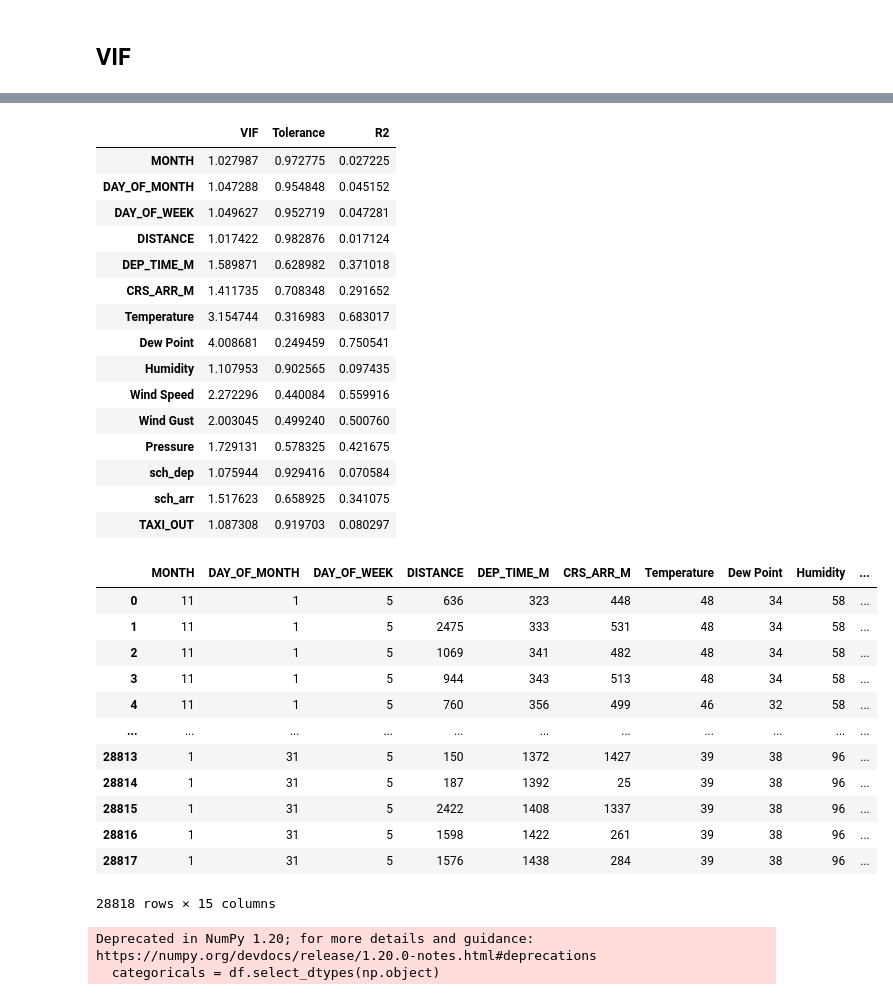
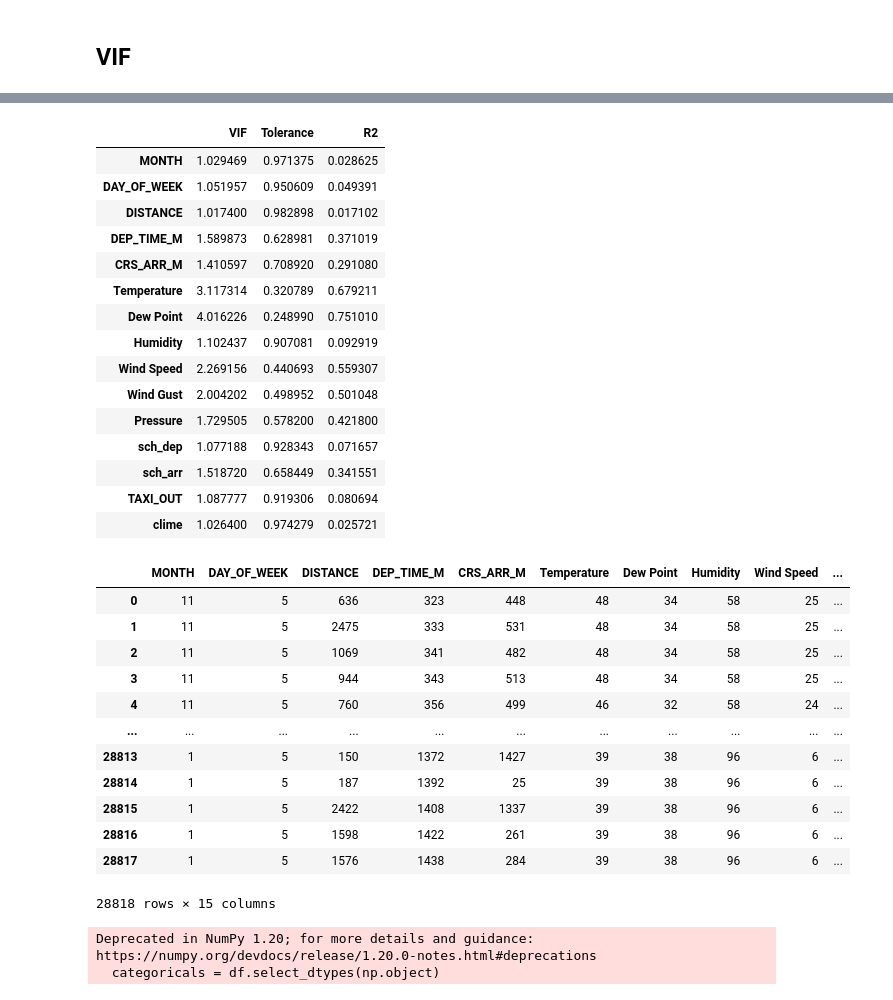
Before and after one commit to Yunue2110/FinalProject, a Jupyter notebook: NOTEBOOK/vuelos_clean2.ipynb, the cells around one changed output, grey strips where cells are left out. Saved outputs shown, nothing was run; the diff lists cells and outputs as text; code cells hidden in the pictures.

```diff
--- a/NOTEBOOK/vuelos_clean2.ipynb
+++ b/NOTEBOOK/vuelos_clean2.ipynb
@@ -14,6 +14,6 @@ from sklearn.preprocessing import LabelEncoder
 from sklearn.metrics import accuracy_score, classification_report
 from sklearn.ensemble import RandomForestClassifier
 # %%
-df = pd.read_csv('vuelos_clean1.csv')
+df = pd.read_csv('vuelos_clean1p.csv')
 df.head()
 # %% [output]
@@ -117,46 +137,46 @@ calculate_vif(df,features)  # observamos que CRS_ELAPSED_TIME y DISTANCE  son la
 # %%
 #ahora llamare de nuevo mis features pero sin CRS_ELAPSED_TIME ya que tiene una alta coliniaridad.
-features_2= ['MONTH', 'DAY_OF_MONTH', 'DAY_OF_WEEK', 'DISTANCE'
+features_2= ['MONTH', 'DAY_OF_WEEK', 'DISTANCE'
             , 'DEP_TIME_M', 'CRS_ARR_M', 'Temperature', 'Dew Point',
        'Humidity', 'Wind Speed', 'Wind Gust', 'Pressure', 'sch_dep', 'sch_arr',
-       'TAXI_OUT']
+       'TAXI_OUT' , 'clime']
 calculate_vif(df,features_2)
 # %% [output]
 |  | VIF | Tolerance | R2 |
-| MONTH | 1.027987 | 0.972775 | 0.027225 |
-| DAY_OF_MONTH | 1.047288 | 0.954848 | 0.045152 |
-| DAY_OF_WEEK | 1.049627 | 0.952719 | 0.047281 |
-| DISTANCE | 1.017422 | 0.982876 | 0.017124 |
-| DEP_TIME_M | 1.589871 | 0.628982 | 0.371018 |
-| CRS_ARR_M | 1.411735 | 0.708348 | 0.291652 |
-| Temperature | 3.154744 | 0.316983 | 0.683017 |
-| Dew Point | 4.008681 | 0.249459 | 0.750541 |
-| Humidity | 1.107953 | 0.902565 | 0.097435 |
-| Wind Speed | 2.272296 | 0.440084 | 0.559916 |
-| Wind Gust | 2.003045 | 0.499240 | 0.500760 |
-| Pressure | 1.729131 | 0.578325 | 0.421675 |
-| sch_dep | 1.075944 | 0.929416 | 0.070584 |
-| sch_arr | 1.517623 | 0.658925 | 0.341075 |
-| TAXI_OUT | 1.087308 | 0.919703 | 0.080297 |
+| MONTH | 1.029469 | 0.971375 | 0.028625 |
+| DAY_OF_WEEK | 1.051957 | 0.950609 | 0.049391 |
+| DISTANCE | 1.017400 | 0.982898 | 0.017102 |
+| DEP_TIME_M | 1.589873 | 0.628981 | 0.371019 |
+| CRS_ARR_M | 1.410597 | 0.708920 | 0.291080 |
+| Temperature | 3.117314 | 0.320789 | 0.679211 |
+| Dew Point | 4.016226 | 0.248990 | 0.751010 |
+| Humidity | 1.102437 | 0.907081 | 0.092919 |
+| Wind Speed | 2.269156 | 0.440693 | 0.559307 |
+| Wind Gust | 2.004202 | 0.498952 | 0.501048 |
+| Pressure | 1.729505 | 0.578200 | 0.421800 |
+| sch_dep | 1.077188 | 0.928343 | 0.071657 |
+| sch_arr | 1.518720 | 0.658449 | 0.341551 |
+| TAXI_OUT | 1.087777 | 0.919306 | 0.080694 |
+| clime | 1.026400 | 0.974279 | 0.025721 |
 # %%
-df_2 = df[['MONTH', 'DAY_OF_MONTH', 'DAY_OF_WEEK', 'DISTANCE'
+df_2 = df[['MONTH', 'DAY_OF_WEEK', 'DISTANCE'
             , 'DEP_TIME_M', 'CRS_ARR_M', 'Temperature', 'Dew Point',
        'Humidity', 'Wind Speed', 'Wind Gust', 'Pressure', 'sch_dep', 'sch_arr',
-       'TAXI_OUT']]
+       'TAXI_OUT', 'clime']]
 df_2
 # %% [output]
-|  | MONTH | DAY_OF_MONTH | DAY_OF_WEEK | DISTANCE | DEP_TIME_M | CRS_ARR_M | Temperature | Dew Point | Humidity | ... |
-| 0 | 11 | 1 | 5 | 636 | 323 | 448 | 48 | 34 | 58 | ... |
-| 1 | 11 | 1 | 5 | 2475 | 333 | 531 | 48 | 34 | 58 | ... |
-| 2 | 11 | 1 | 5 | 1069 | 341 | 482 | 48 | 34 | 58 | ... |
-| 3 | 11 | 1 | 5 | 944 | 343 | 513 | 48 | 34 | 58 | ... |
-| 4 | 11 | 1 | 5 | 760 | 356 | 499 | 46 | 32 | 58 | ... |
+|  | MONTH | DAY_OF_WEEK | DISTANCE | DEP_TIME_M | CRS_ARR_M | Temperature | Dew Point | Humidity | Wind Speed | ... |
+| 0 | 11 | 5 | 636 | 323 | 448 | 48 | 34 | 58 | 25 | ... |
+| 1 | 11 | 5 | 2475 | 333 | 531 | 48 | 34 | 58 | 25 | ... |
+| 2 | 11 | 5 | 1069 | 341 | 482 | 48 | 34 | 58 | 25 | ... |
+| 3 | 11 | 5 | 944 | 343 | 513 | 48 | 34 | 58 | 25 | ... |
+| 4 | 11 | 5 | 760 | 356 | 499 | 46 | 32 | 58 | 24 | ... |
 | ... | ... | ... | ... | ... | ... | ... | ... | ... | ... | ... |
-| 28813 | 1 | 31 | 5 | 150 | 1372 | 1427 | 39 | 38 | 96 | ... |
-| 28814 | 1 | 31 | 5 | 187 | 1392 | 25 | 39 | 38 | 96 | ... |
-| 28815 | 1 | 31 | 5 | 2422 | 1408 | 1337 | 39 | 38 | 96 | ... |
-| 28816 | 1 | 31 | 5 | 1598 | 1422 | 261 | 39 | 38 | 96 | ... |
-| 28817 | 1 | 31 | 5 | 1576 | 1438 | 284 | 39 | 38 | 96 | ... |
+| 28813 | 1 | 5 | 150 | 1372 | 1427 | 39 | 38 | 96 | 6 | ... |
+| 28814 | 1 | 5 | 187 | 1392 | 25 | 39 | 38 | 96 | 6 | ... |
+| 28815 | 1 | 5 | 2422 | 1408 | 1337 | 39 | 38 | 96 | 6 | ... |
+| 28816 | 1 | 5 | 1598 | 1422 | 261 | 39 | 38 | 96 | 6 | ... |
+| 28817 | 1 | 5 | 1576 | 1438 | 284 | 39 | 38 | 96 | 6 | ... |
 28818 rows × 15 columns
 # %%
 categoricals = df.select_dtypes(np.object)
```
Also changed, not shown: parts of 19 cells of this notebook, 13 other files.
